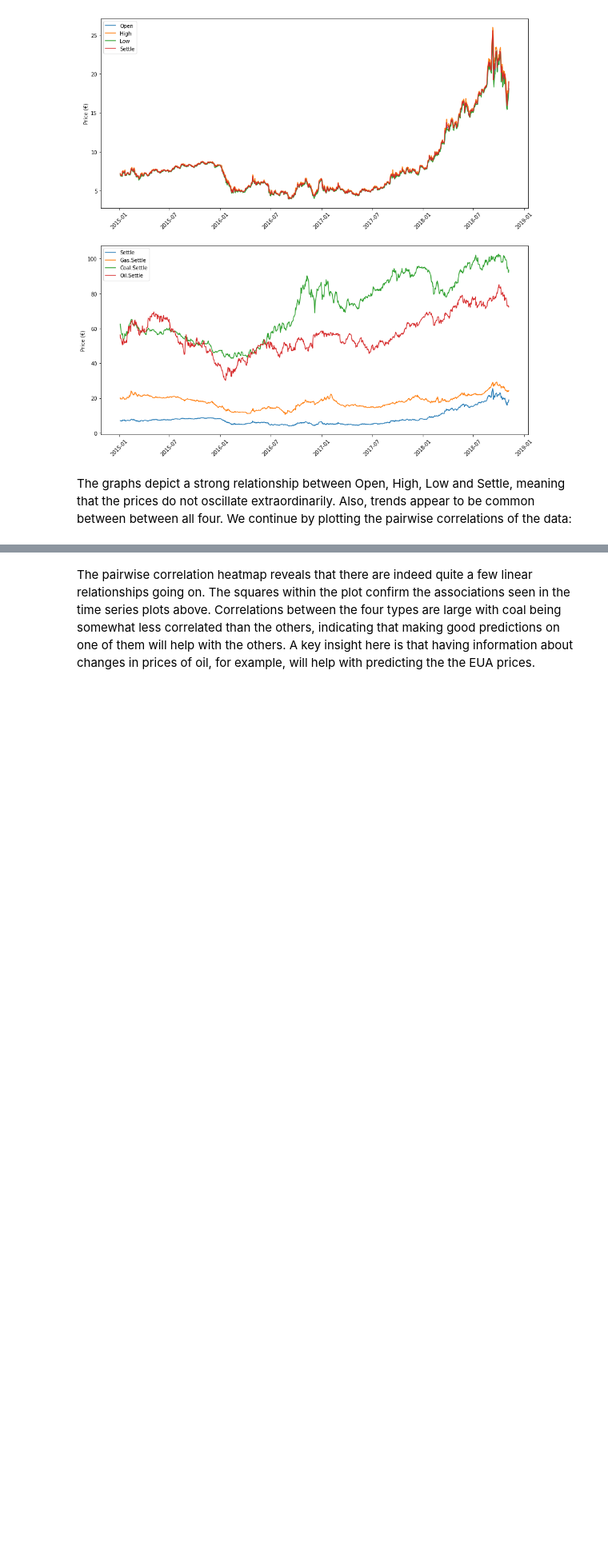
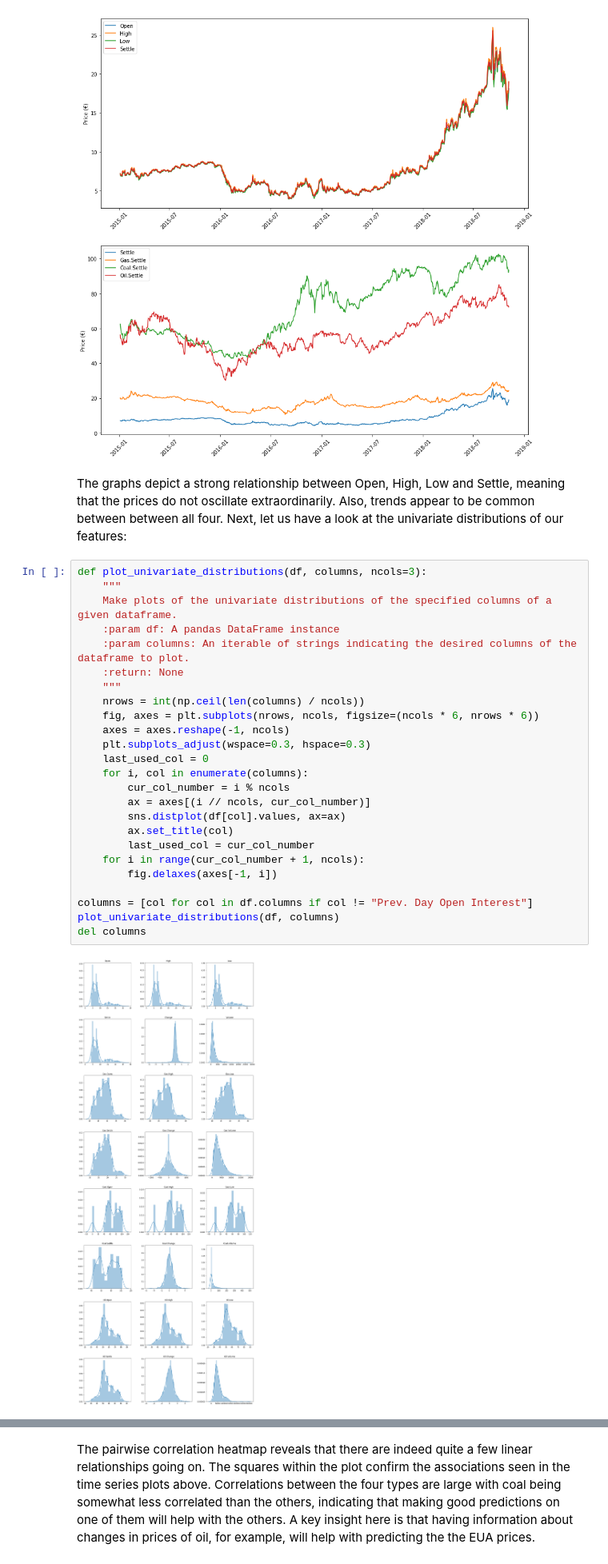
Before and after one commit to GaussianGarden/EUA-Price-Forecaster, a Jupyter notebook: Exploratory Data Analysis of Numerical Data.ipynb, the cells around one changed output, grey strips where cells are left out. Shown: that part at 80% size. Saved outputs shown, nothing was run; the diff lists cells and outputs as text; blank space fills up the shorter version.

```diff
--- a/Exploratory Data Analysis of Numerical Data.ipynb
+++ b/Exploratory Data Analysis of Numerical Data.ipynb
@@ -64,4 +65,31 @@ for col in ["Settle", "Gas.Settle", "Coal.Settle", "Oil.Settle"]:
 [figure]
 # %% [markdown]
 The graphs depict a strong relationship between Open, High, Low and Settle, meaning that the prices do not oscillate extraordinarily. Also, trends appear to be common between between all four.
-We continue by plotting the pairwise correlations of the data:
+Next, let us have a look at the univariate distributions of our features:
+# %%
+def plot_univariate_distributions(df, columns, ncols=3):
+    """
+    Make plots of the univariate distributions of the specified columns of a given dataframe.
+    :param df: A pandas DataFrame instance
+    :param columns: An iterable of strings indicating the desired columns of the dataframe to plot.
+    :return: None
+    """
+    nrows = int(np.ceil(len(columns) / ncols))
+    fig, axes = plt.subplots(nrows, ncols, figsize=(ncols * 6, nrows * 6))
+    axes = axes.reshape(-1, ncols)
+    plt.subplots_adjust(wspace=0.3, hspace=0.3)
+    last_used_col = 0
+    for i, col in enumerate(columns):
+        cur_col_number = i % ncols
+        ax = axes[(i // ncols, cur_col_number)]
+        sns.distplot(df[col].values, ax=ax)
+        ax.set_title(col)
+        last_used_col = cur_col_number
+    for i in range(cur_col_number + 1, ncols):
+        fig.delaxes(axes[-1, i])
+
+columns = [col for col in df.columns if col != "Prev. Day Open Interest"]
+plot_univariate_distributions(df, columns)
+del columns
+# %% [output]
+[figure, added]
```
Also changed, not shown: parts of 11 cells of this notebook.
